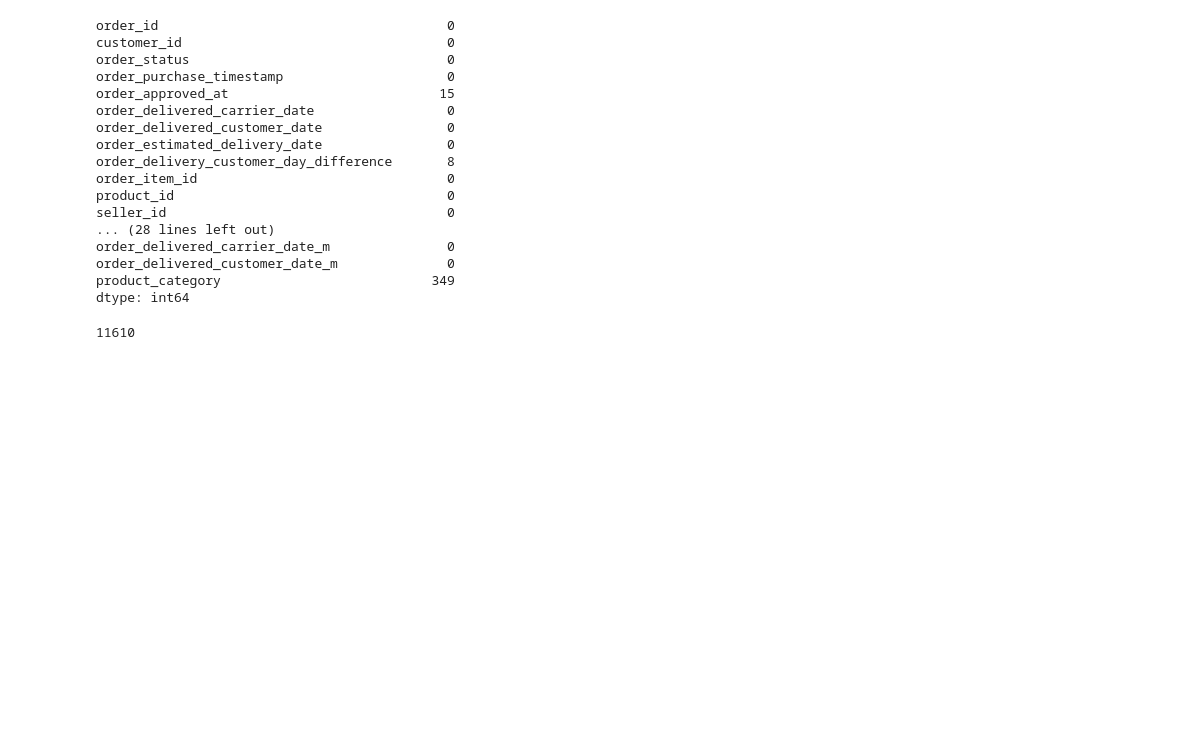
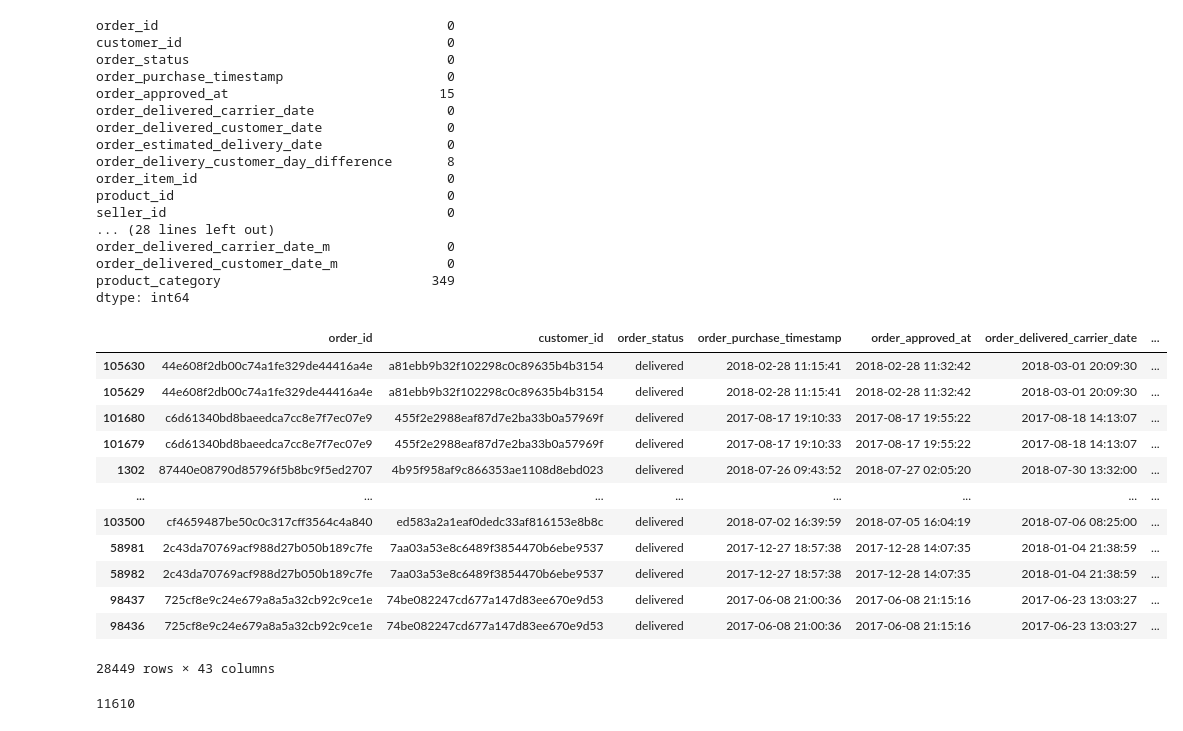
Before and after one commit to jugnuarora/Capstone-Project-E-Commerce, a Jupyter notebook: EDA_Fahad.ipynb, the cells around one changed output. Drawn from its saved outputs; the diff is of its cells as text; code cells hidden in the pictures; blank space fills up the shorter version.

```diff
--- a/EDA_Fahad.ipynb
+++ b/EDA_Fahad.ipynb
@@ -211,6 +212,23 @@ order_delivered_carrier_date_m               0
 order_delivered_customer_date_m              0
 product_category                           349
 dtype: int64
+# %%
+ids = orders_delivered_df['customer_unique_id']
+orders_delivered_df[ids.isin(ids[ids.duplicated()])].sort_values('customer_unique_id')
+# %% [output]
+|  | order_id | customer_id | order_status | order_purchase_timestamp | order_approved_at | order_delivered_carrier_date | ... |
+| 105630 | 44e608f2db00c74a1fe329de44416a4e | a81ebb9b32f102298c0c89635b4b3154 | delivered | 2018-02-28 11:15:41 | 2018-02-28 11:32:42 | 2018-03-01 20:09:30 | ... |
+| 105629 | 44e608f2db00c74a1fe329de44416a4e | a81ebb9b32f102298c0c89635b4b3154 | delivered | 2018-02-28 11:15:41 | 2018-02-28 11:32:42 | 2018-03-01 20:09:30 | ... |
+| 101680 | c6d61340bd8baeedca7cc8e7f7ec07e9 | 455f2e2988eaf87d7e2ba33b0a57969f | delivered | 2017-08-17 19:10:33 | 2017-08-17 19:55:22 | 2017-08-18 14:13:07 | ... |
+| 101679 | c6d61340bd8baeedca7cc8e7f7ec07e9 | 455f2e2988eaf87d7e2ba33b0a57969f | delivered | 2017-08-17 19:10:33 | 2017-08-17 19:55:22 | 2017-08-18 14:13:07 | ... |
+| 1302 | 87440e08790d85796f5b8bc9f5ed2707 | 4b95f958af9c866353ae1108d8ebd023 | delivered | 2018-07-26 09:43:52 | 2018-07-27 02:05:20 | 2018-07-30 13:32:00 | ... |
+| ... | ... | ... | ... | ... | ... | ... | ... |
+| 103500 | cf4659487be50c0c317cff3564c4a840 | ed583a2a1eaf0dedc33af816153e8b8c | delivered | 2018-07-02 16:39:59 | 2018-07-05 16:04:19 | 2018-07-06 08:25:00 | ... |
+| 58981 | 2c43da70769acf988d27b050b189c7fe | 7aa03a53e8c6489f3854470b6ebe9537 | delivered | 2017-12-27 18:57:38 | 2017-12-28 14:07:35 | 2018-01-04 21:38:59 | ... |
+| 58982 | 2c43da70769acf988d27b050b189c7fe | 7aa03a53e8c6489f3854470b6ebe9537 | delivered | 2017-12-27 18:57:38 | 2017-12-28 14:07:35 | 2018-01-04 21:38:59 | ... |
+| 98437 | 725cf8e9c24e679a8a5a32cb92c9ce1e | 74be082247cd677a147d83ee670e9d53 | delivered | 2017-06-08 21:00:36 | 2017-06-08 21:15:16 | 2017-06-23 13:03:27 | ... |
+| 98436 | 725cf8e9c24e679a8a5a32cb92c9ce1e | 74be082247cd677a147d83ee670e9d53 | delivered | 2017-06-08 21:00:36 | 2017-06-08 21:15:16 | 2017-06-23 13:03:27 | ... |
+28449 rows × 43 columns
 # %%
 ids = orders_delivered_df['customer_unique_id']
 ip = orders_delivered_df[ids.isin(ids[ids.duplicated()])].sort_values('customer_unique_id')
```
Also changed, not shown: parts of 5 cells of this notebook.
